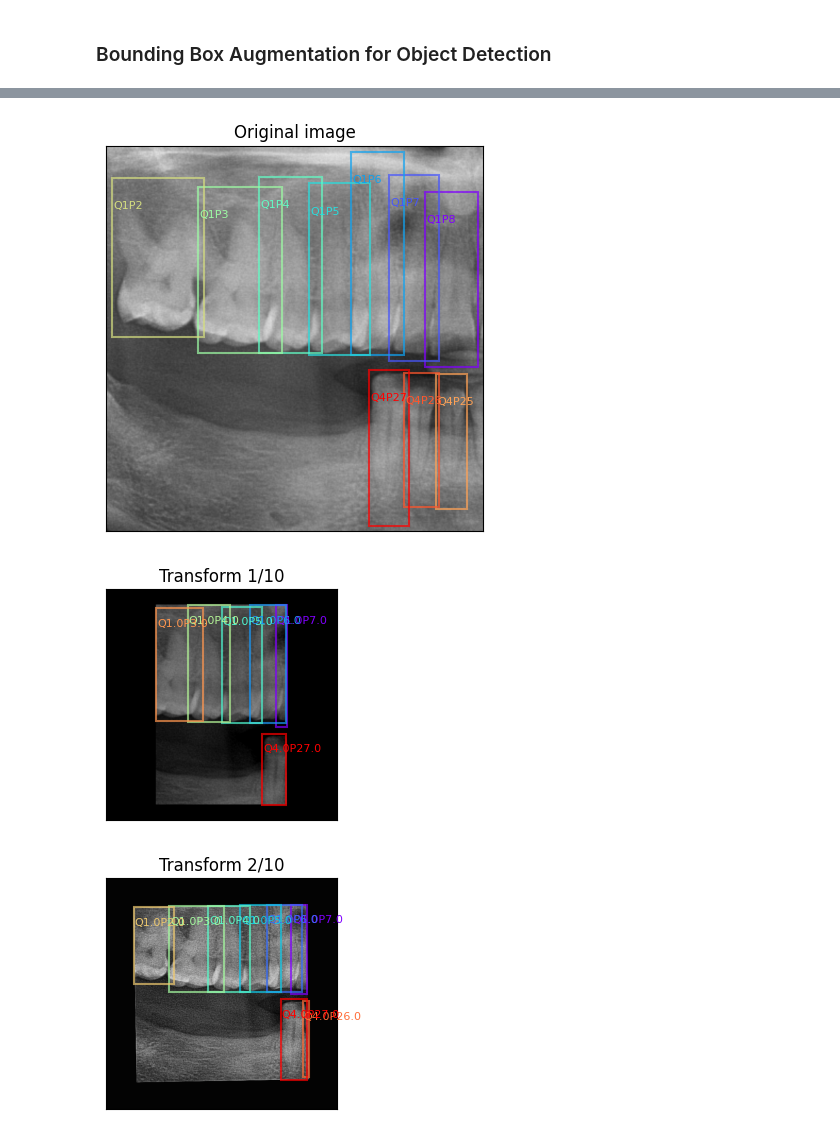
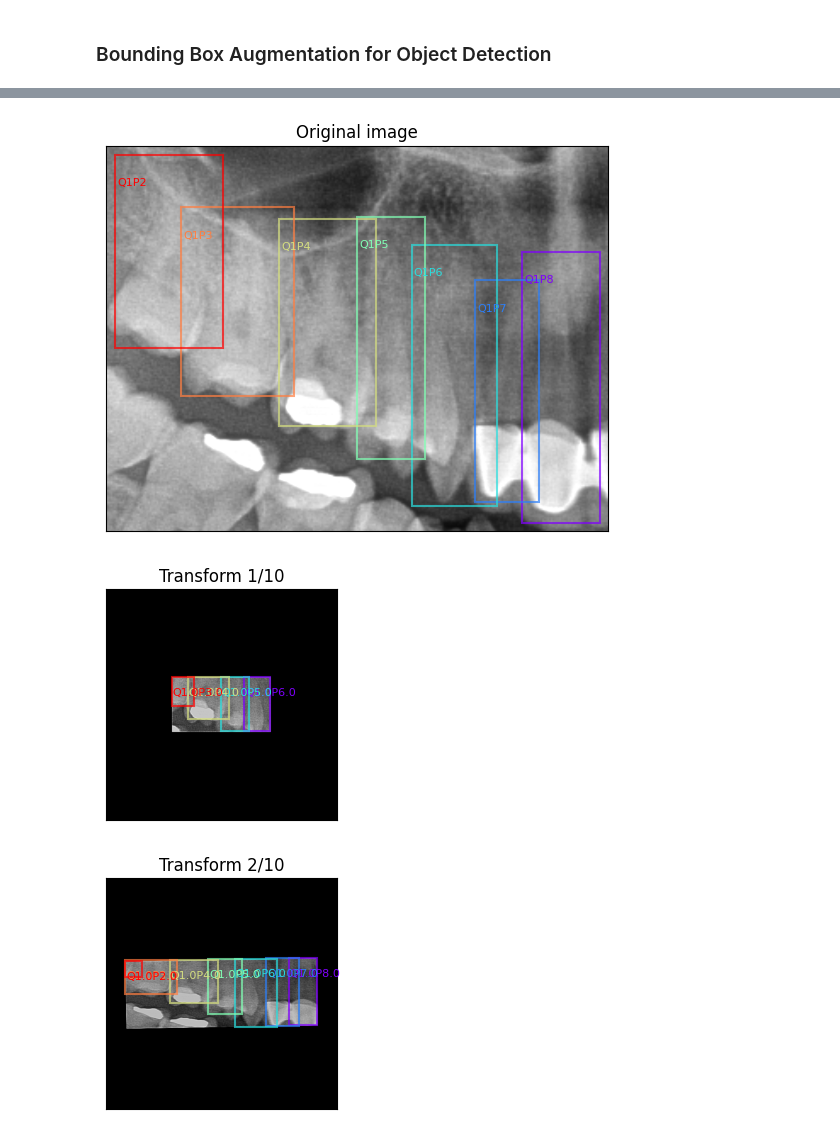
Before and after one commit to awerdich/computervision, a Jupyter notebook: notebooks/detection/05_augmentations.ipynb, the cells around one changed output, grey strips where cells are left out. Saved outputs shown, nothing was run; the diff lists cells and outputs as text; code cells hidden in the pictures.

```diff
--- a/notebooks/detection/05_augmentations.ipynb
+++ b/notebooks/detection/05_augmentations.ipynb
@@ -300,3 +298,24 @@ plt.show()
 [figure]
 # %% [markdown]
 ### Bounding Box Augmentation for Object Detection ###
+# %%
+# Pick a panoramic x-ray image
+idx = 10
+quadrants = 1
+base_name_list = sorted(list(df['file_base_name'].unique()))
+file_base_name = base_name_list[idx]
+df_file = df.loc[(df['file_base_name'] == file_base_name) & (df['quadrants'] == quadrants)]
+display(df_file)
+
+# Load the image
+file_name = df_file['file_name'].to_list()[0]
+file = os.path.join(xrays_dir, file_name)
+im = ImageData().load_image(file)
+# For the model, we need RGB images
+im = ImageData().np2color(im)
+print(im.shape)
+
+box_list = df_file['bbox'].tolist()
+position_list = df_file['ada'].tolist()
+quadrant_list = df_file['quadrant'].tolist()
+label_list = [f'Q{quadrant}P{position}' for quadrant, position in zip(quadrant_list, position_list)]
@@ -303,40 +332,34 @@ plt.show()
 # %%
 # Crop to the output format
 im_size = 640
-#transformations = [alb.RandomCropFromBorders(crop_left=0.3, crop_right=0.3, crop_top=0.5, crop_bottom=0.5, p=1.0),
-#                   alb.CenterCrop(height=im_size, width=im_size, pad_if_needed=True),
-#                   alb.Affine(scale=(0.8, 1.2), rotate=1, p=0.5),
-#                   alb.RandomBrightnessContrast(p=0.5),
-#                   alb.Sharpen(p=0.5),
-#                   alb.CLAHE(p=0.5)]
 
 # We can get this transformation from the dataclass
 transformation_list = AugmentationTransform(image_width=im_size, image_height=im_size).\
     get_transforms('train_1')
 
 # Plot the original image with bounding boxes
 fig, ax = plt.subplots(figsize=(7, 5))
-ax = plot_boxes(image=im, box_list=boxes, label_list=labels, ax=ax)
+ax = plot_boxes(image=im, box_list=box_list, label_list=label_list, ax=ax)
 ax.set(title='Original image')
 plt.show()
 
 # Plot the augmentations
 # Run the augmentations multiple times
 runs = 10
 for r in range(runs):
     # Run the transformation
     output = DETRansform(transformations=transformation_list).\
-        transform(image=im, bboxes=boxes, label_fields=[quadrants, positions])
+        transform(image=im, bboxes=box_list, label_fields=[quadrant_list, position_list])
     transformed_labels = [f'Q{q}P{p}' for q, p in zip(output['quadrants'], output['positions'])]
     transformed_boxes = output['bboxes']
     transformed_boxes_area_list = [box[2]*box[3] for box in transformed_boxes]
     # print(transformed_boxes_area_list)
     # Plot the output
     fig, ax = plt.subplots(figsize=(3, 3))
     ax = plot_boxes(image=output['image'], box_list=transformed_boxes, label_list=transformed_labels, ax=ax)
     ax.set(title=f'Transform {r+1}/{runs}')
     plt.show()
 # %% [output]
-[figure, old version]
+[figure, new version]
-[figure, old version]
+[figure, new version]
-[figure, old version]
+[figure, new version]
```
Also changed, not shown: parts of 5 cells of this notebook, 6 other files.
